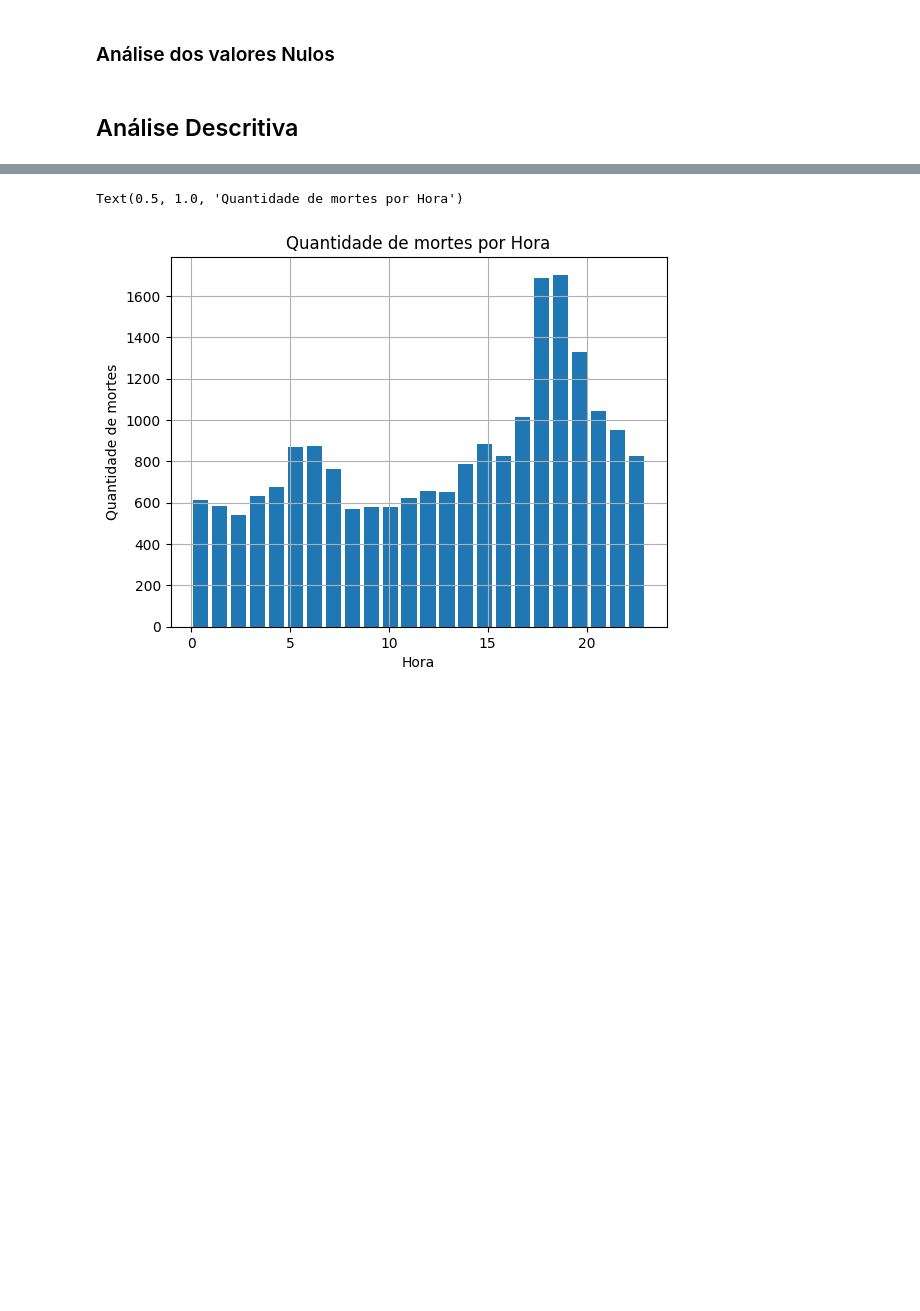
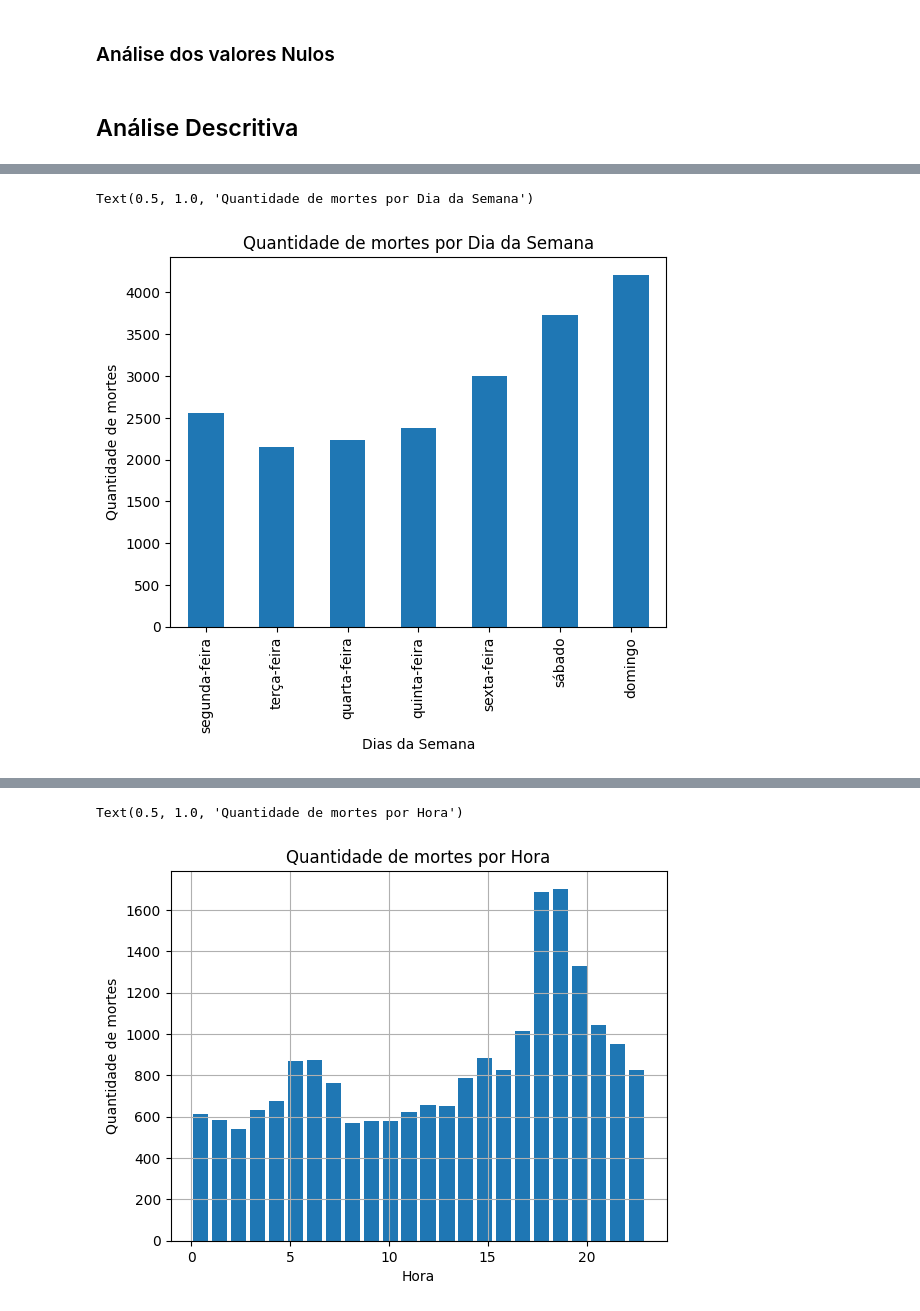
Before and after one commit to Michael-SvCruz/Analise_dados_PRF_acidentes, a Jupyter notebook: analise_acidentes_rodovias.ipynb, the cells around one changed output, grey strips where cells are left out. Cells and saved outputs as stored; diff of their text form; code cells hidden in the pictures; blank space fills up the shorter version.

```diff
--- a/analise_acidentes_rodovias.ipynb
+++ b/analise_acidentes_rodovias.ipynb
@@ -188,0 +222,10 @@ Observando o histograma de mortes ao longo dos meses, é possível observar um l
+# %%
+dias = ['segunda-feira', 'terça-feira', 'quarta-feira', 'quinta-feira', 'sexta-feira', 'sábado', 'domingo']
+df_obt['dia_semana'] = pd.Categorical(df_obt['dia_semana'], categories=dias, ordered=True)
+df_obt['dia_semana'].value_counts().sort_index().plot(kind='bar')
+plt.xlabel('Dias da Semana')
+plt.ylabel('Quantidade de mortes')
+plt.title('Quantidade de mortes por Dia da Semana')
+# %% [output]
+Text(0.5, 1.0, 'Quantidade de mortes por Dia da Semana')
+[figure, added]
```
Also changed, not shown: parts of 19 cells of this notebook.
